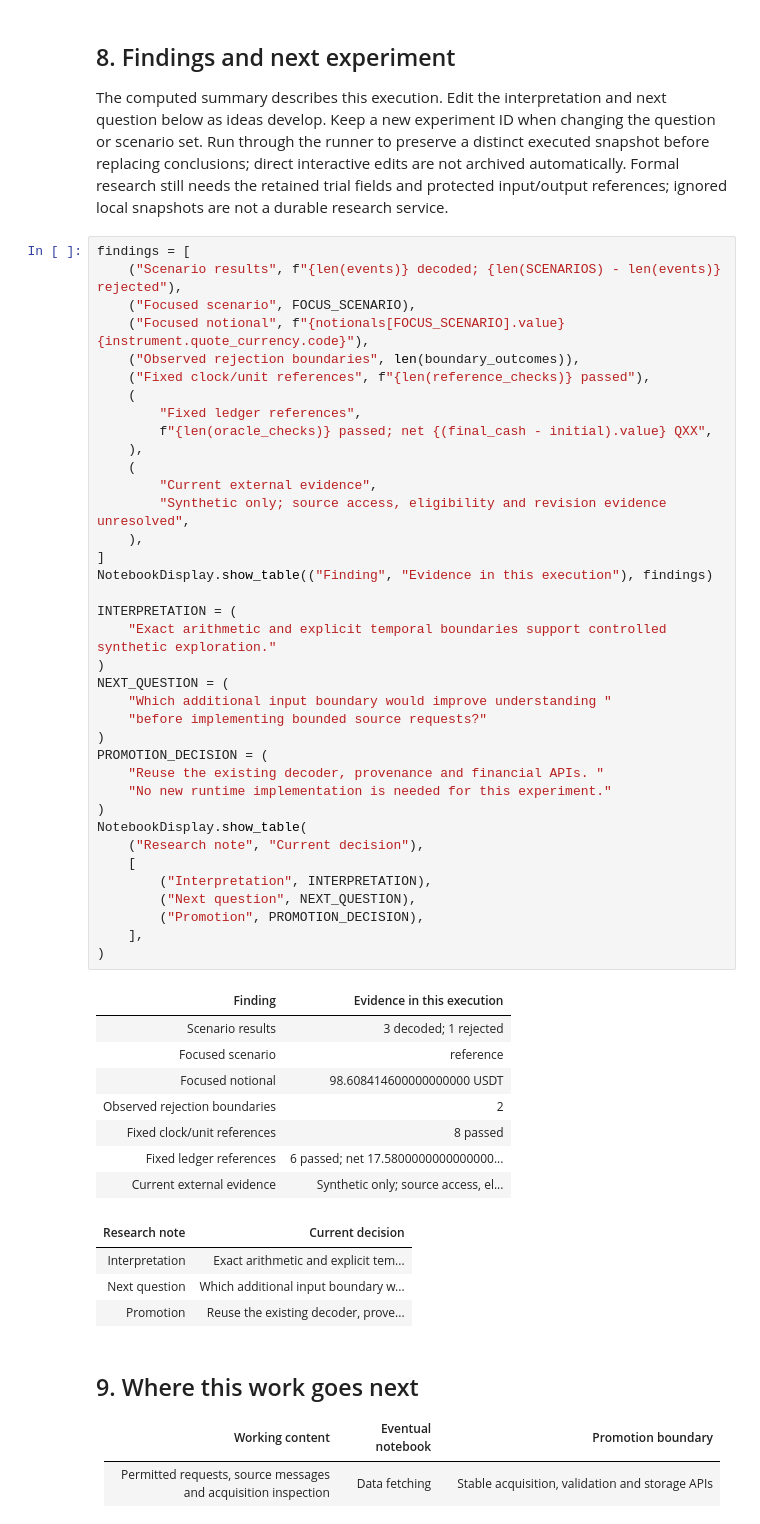
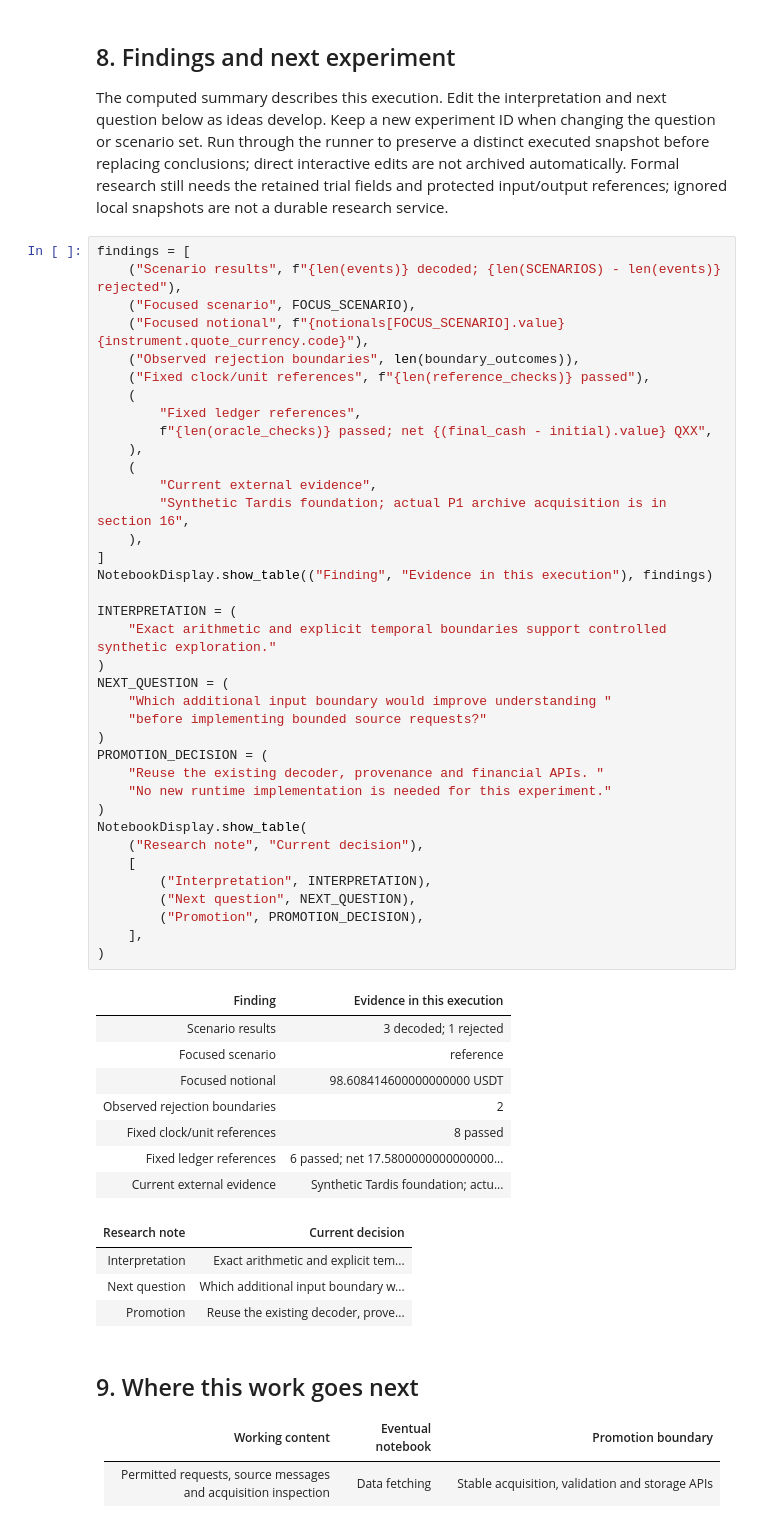
Before and after one commit to lixuanguang/alpha-research-lab-private, a Jupyter notebook: examples/research-foundations.ipynb, the cells around one changed output. Cells and saved outputs as stored; diff of their text form.

```diff
--- a/examples/research-foundations.ipynb
+++ b/examples/research-foundations.ipynb
@@ -692,39 +692,39 @@ findings = [
     ),
     (
         "Current external evidence",
-        "Synthetic only; source access, eligibility and revision evidence unresolved",
+        "Synthetic Tardis foundation; actual P1 archive acquisition is in section 16",
     ),
 ]
 NotebookDisplay.show_table(("Finding", "Evidence in this execution"), findings)
 
 INTERPRETATION = (
     "Exact arithmetic and explicit temporal boundaries support controlled synthetic exploration."
 )
 NEXT_QUESTION = (
     "Which additional input boundary would improve understanding "
     "before implementing bounded source requests?"
 )
 PROMOTION_DECISION = (
     "Reuse the existing decoder, provenance and financial APIs. "
     "No new runtime implementation is needed for this experiment."
 )
 NotebookDisplay.show_table(
     ("Research note", "Current decision"),
     [
         ("Interpretation", INTERPRETATION),
         ("Next question", NEXT_QUESTION),
         ("Promotion", PROMOTION_DECISION),
     ],
 )
 # %% [output]
 | Finding | Evidence in this execution |
 | Scenario results | 3 decoded; 1 rejected |
 | Focused scenario | reference |
 | Focused notional | 98.608414600000000000 USDT |
 | Observed rejection boundaries | 2 |
 | Fixed clock/unit references | 8 passed |
 | Fixed ledger references | 6 passed; net 17.5800000000000000... |
-| Current external evidence | Synthetic only; source access, el... |
+| Current external evidence | Synthetic Tardis foundation; actu... |
 | Research note | Current decision |
 | Interpretation | Exact arithmetic and explicit tem... |
 | Next question | Which additional input boundary w... |
```
Also changed, not shown: parts of 21 cells of this notebook, 18 other files.
